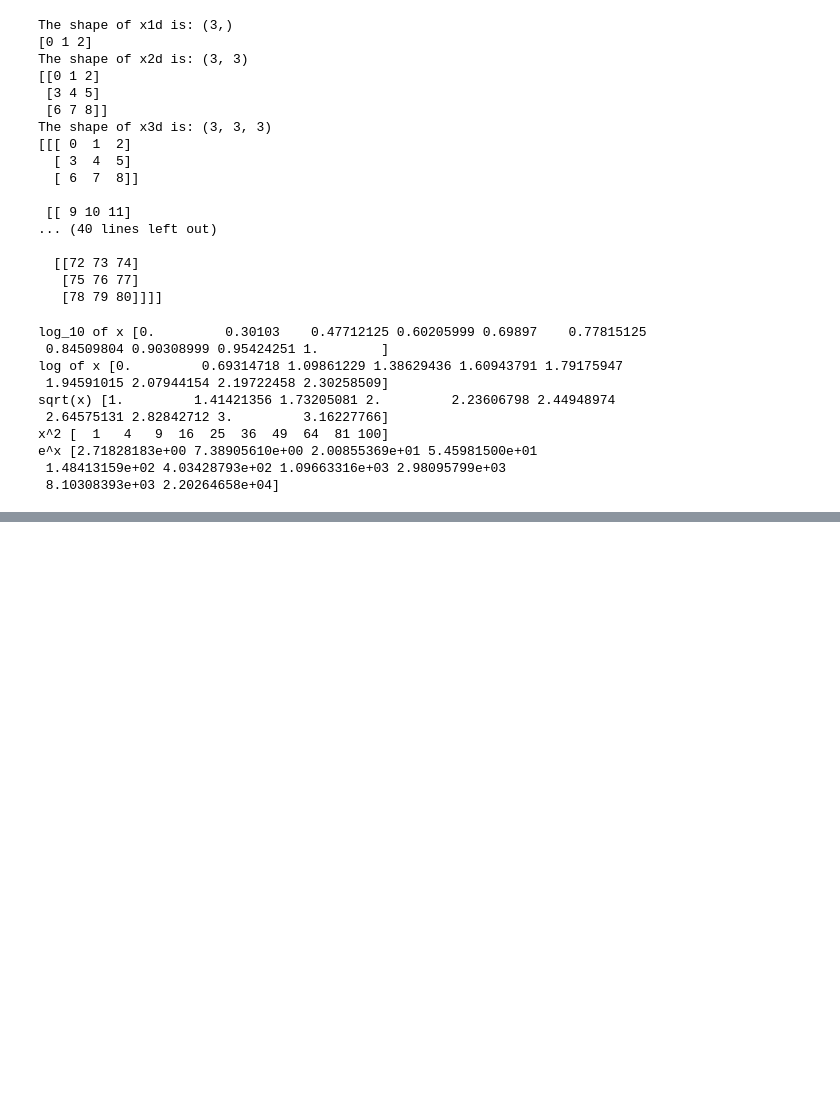
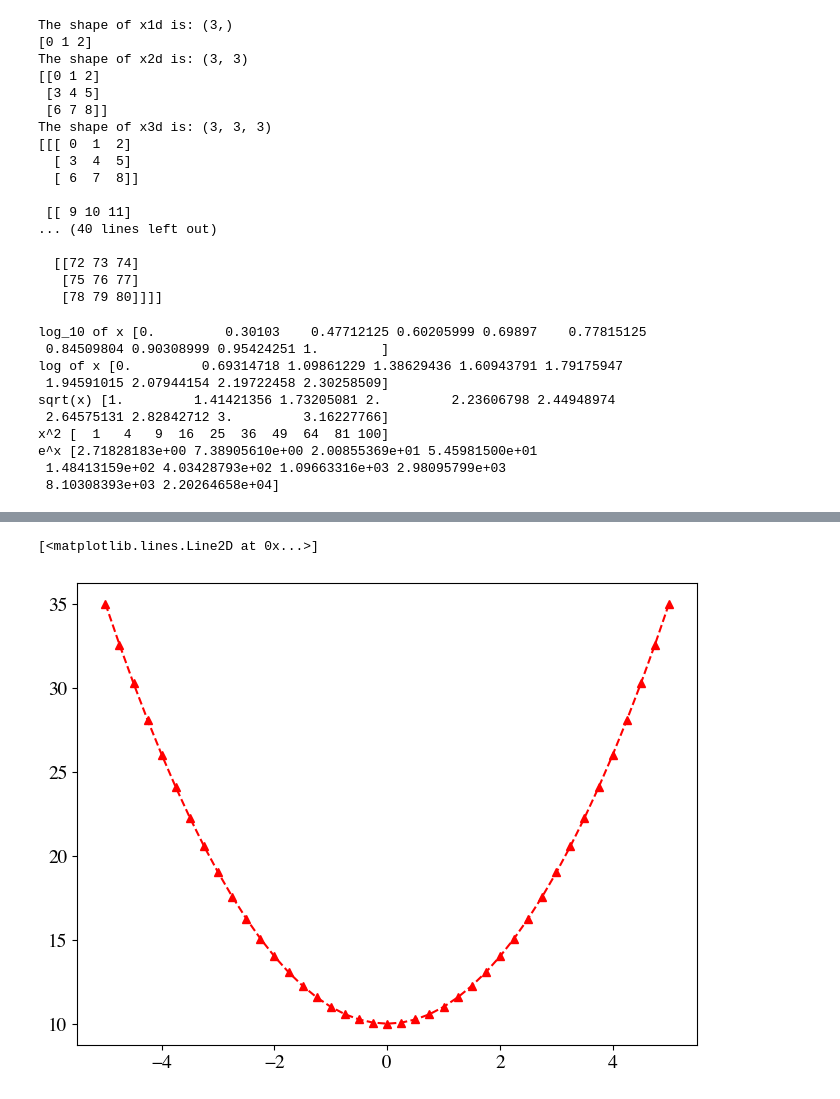
Before and after one commit to mmfausnaugh/astr4301-coding-lab-2, a Jupyter notebook: Coding-Lab-2-Stellar-Models-Soultions.ipynb, the cells around one changed output, grey strips where cells are left out. Drawn from its saved outputs; the diff is of its cells as text; code cells hidden in the pictures; blank space fills up the shorter version.

```diff
--- a/Coding-Lab-2-Stellar-Models-Soultions.ipynb
+++ b/Coding-Lab-2-Stellar-Models-Soultions.ipynb
@@ -259,0 +293,10 @@ e^x [2.71828183e+00 7.38905610e+00 2.00855369e+01 5.45981500e+01
+# %%
+#plot a parabola with y-intercept of 10
+x = np.arange(-5,5.25,0.25)
+y = x**2 + 10
+
+#red stars with dashed line connection
+plt.plot(x,y,color='red', marker='^', linestyle="--")
+# %% [output]
+[<matplotlib.lines.Line2D at 0x...>]
+[figure, added]
```
Also changed, not shown: parts of 8 cells of this notebook.
